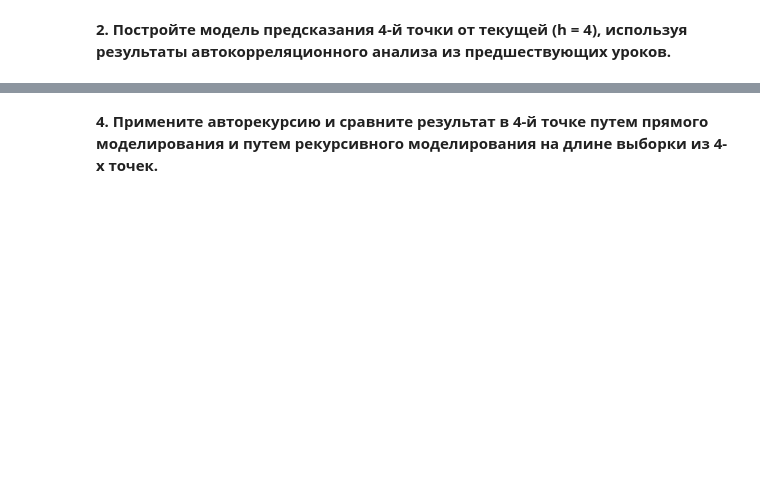
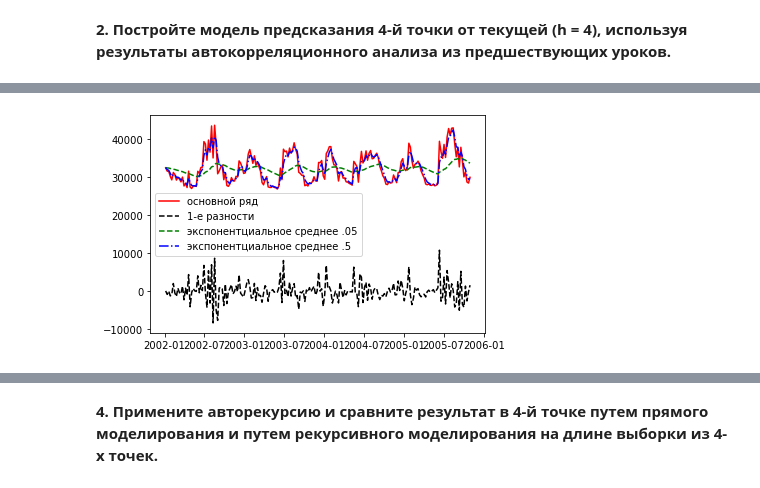
Before and after one commit to AltLumad/GeekBrains, a Jupyter notebook: Data_Science_for_business/04/04.ipynb, the cells around one changed output, grey strips where cells are left out. Drawn from its saved outputs; the diff is of its cells as text; code cells hidden in the pictures; blank space fills up the shorter version.

```diff
--- a/Data_Science_for_business/04/04.ipynb
+++ b/Data_Science_for_business/04/04.ipynb
@@ -40,3 +38,25 @@ __2. Постройте модель предсказания 4-й точки о
 first_diff =np.array(data_w.iloc[1:,0].values - data_w.iloc[:-1,0].values).astype('float32')
 data_w['diff1'] = 0.0
 data_w['diff1'].values[1:] = first_diff
+
+first_diff_w = first_diff/data_w.iloc[1:,0].values
+data_w['diff1_w'] = 0.0
+data_w['diff1_w'].values[1:] = first_diff_w
+
+first_diff_l =np.log(data_w.iloc[1:,0].values)
+data_w['diff1_l'] = 0.0
+data_w['diff1_l'].values[1:] = first_diff_l
+
+first_diff_s =np.sqrt(data_w.iloc[1:,0].values)
+data_w['diff1_s'] = 0.0
+data_w['diff1_s'].values[1:] = first_diff_s
+# %%
+def exponential_smoothing(series, alpha):
+    result = [series[0]]
+    for n in range(1, len(series)):
+        result.append(alpha * series[n] + (1 - alpha) * result[n-1])
+    return result
+
+data_w['exp_0_05'] = exponential_smoothing(data_w['PJME_MW'], 0.05)
+data_w['exp_0_5'] = exponential_smoothing(data_w['PJME_MW'], 0.5)
+data_w['exp_0_99'] = exponential_smoothing(data_w['PJME_MW'], 0.99)
@@ -43 +73,12 @@ data_w['diff1'].values[1:] = first_diff
+# %%
+N100=200
+idx = data_w.index[:N100]
+plt.plot(idx,data_w['PJME_MW'][:N100],'r',label ='основной ряд')
+plt.plot(idx,data_w['diff1'][:N100],'--k',label ='1-е разности')
+plt.plot(idx,data_w['exp_0_05'][:N100],'--g',label ='экспонентциальное среднее .05')
+plt.plot(idx,data_w['exp_0_5'][:N100],'-.b',label ='экспонентциальное среднее .5')
+plt.legend()
+plt.show()
+# %% [output]
+[figure, added]
 # %%
```
Also changed, not shown: parts of 40 cells of this notebook.
